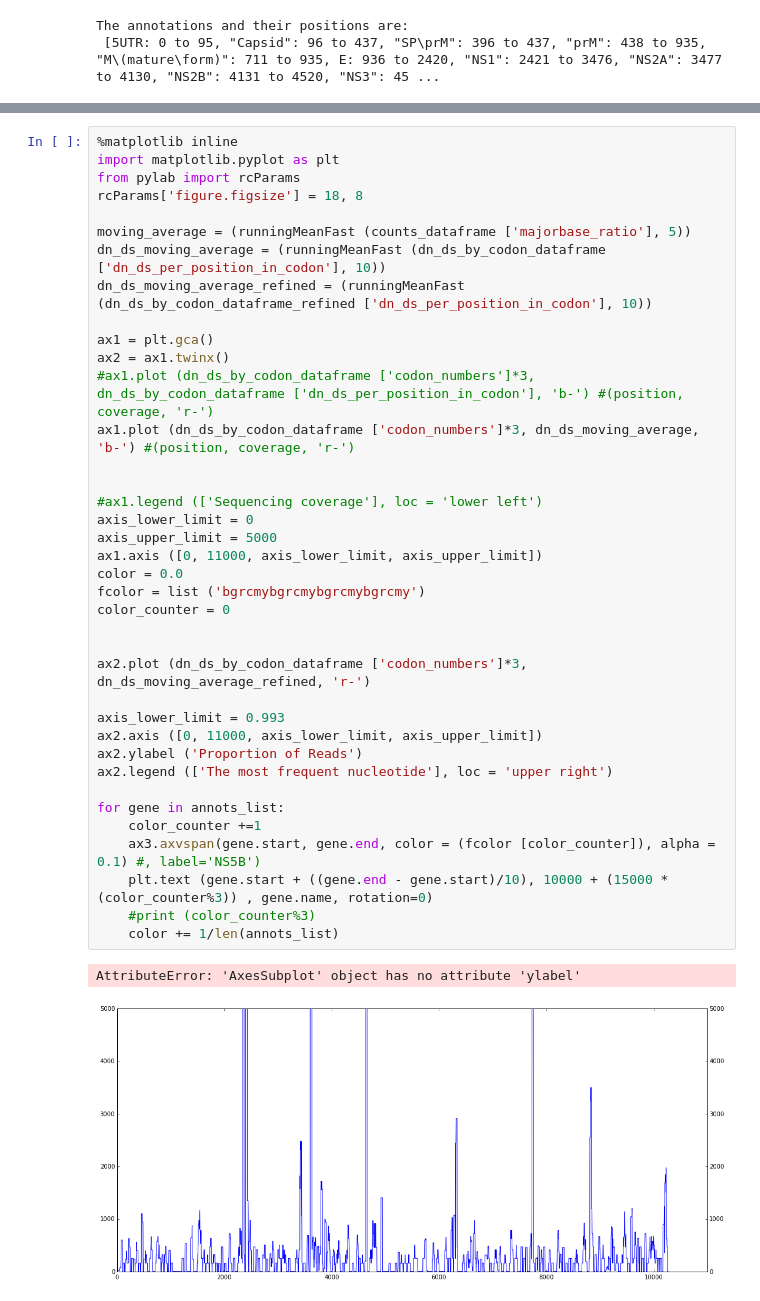
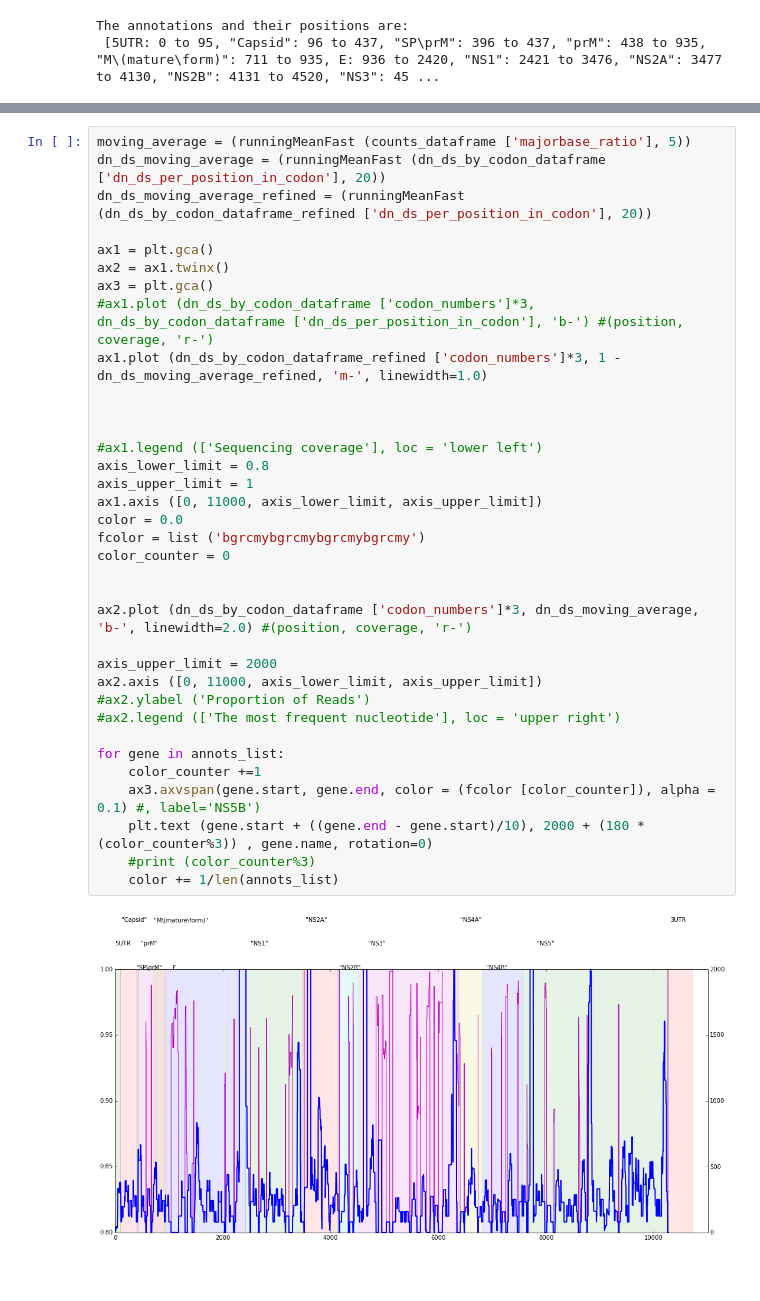
Before and after one commit to pvmarkov/DENGOMICS, a Jupyter notebook: analysis notebooks/Comparing Our Data to DENV4 Alignment from Genbank.ipynb, the cells around one changed output, grey strips where cells are left out. Saved outputs shown, nothing was run; the diff lists cells and outputs as text; blank space fills up the shorter version.

```diff
--- a/analysis notebooks/Comparing Our Data to DENV4 Alignment from Genbank.ipynb
+++ b/analysis notebooks/Comparing Our Data to DENV4 Alignment from Genbank.ipynb
@@ -129,41 +176,37 @@ Difference from previous figure is that the blue graph is a moving average (5 co
 # %%
-%matplotlib inline
-import matplotlib.pyplot as plt
-from pylab import rcParams
-rcParams['figure.figsize'] = 18, 8
-
 moving_average = (runningMeanFast (counts_dataframe ['majorbase_ratio'], 5))
-dn_ds_moving_average = (runningMeanFast (dn_ds_by_codon_dataframe ['dn_ds_per_position_in_codon'], 10))
-dn_ds_moving_average_refined = (runningMeanFast (dn_ds_by_codon_dataframe_refined ['dn_ds_per_position_in_codon'], 10))
+dn_ds_moving_average = (runningMeanFast (dn_ds_by_codon_dataframe ['dn_ds_per_position_in_codon'], 20))
+dn_ds_moving_average_refined = (runningMeanFast (dn_ds_by_codon_dataframe_refined ['dn_ds_per_position_in_codon'], 20))
 
 ax1 = plt.gca()
 ax2 = ax1.twinx()
+ax3 = plt.gca()
 #ax1.plot (dn_ds_by_codon_dataframe ['codon_numbers']*3, dn_ds_by_codon_dataframe ['dn_ds_per_position_in_codon'], 'b-') #(position, coverage, 'r-')
-ax1.plot (dn_ds_by_codon_dataframe ['codon_numbers']*3, dn_ds_moving_average, 'b-') #(position, coverage, 'r-')
+ax1.plot (dn_ds_by_codon_dataframe_refined ['codon_numbers']*3, 1 - dn_ds_moving_average_refined, 'm-', linewidth=1.0)
+
 
 
 #ax1.legend (['Sequencing coverage'], loc = 'lower left')
-axis_lower_limit = 0
-axis_upper_limit = 5000
+axis_lower_limit = 0.8
+axis_upper_limit = 1
 ax1.axis ([0, 11000, axis_lower_limit, axis_upper_limit])
 color = 0.0
 fcolor = list ('bgrcmybgrcmybgrcmybgrcmy')
 color_counter = 0
 
 
-ax2.plot (dn_ds_by_codon_dataframe ['codon_numbers']*3, dn_ds_moving_average_refined, 'r-')
+ax2.plot (dn_ds_by_codon_dataframe ['codon_numbers']*3, dn_ds_moving_average, 'b-', linewidth=2.0) #(position, coverage, 'r-')
 
-axis_lower_limit = 0.993
+axis_upper_limit = 2000
 ax2.axis ([0, 11000, axis_lower_limit, axis_upper_limit])
-ax2.ylabel ('Proportion of Reads')
-ax2.legend (['The most frequent nucleotide'], loc = 'upper right')
+#ax2.ylabel ('Proportion of Reads')
+#ax2.legend (['The most frequent nucleotide'], loc = 'upper right')
 
 for gene in annots_list:
     color_counter +=1
     ax3.axvspan(gene.start, gene.end, color = (fcolor [color_counter]), alpha = 0.1) #, label='NS5B')
-    plt.text (gene.start + ((gene.end - gene.start)/10), 10000 + (15000 *(color_counter%3)) , gene.name, rotation=0)
+    plt.text (gene.start + ((gene.end - gene.start)/10), 2000 + (180 *(color_counter%3)) , gene.name, rotation=0)
     #print (color_counter%3)
     color += 1/len(annots_list)
 # %% [output]
-AttributeError: 'AxesSubplot' object has no attribute 'ylabel'
-[figure, old version]
+[figure, new version]
```
Also changed, not shown: parts of 22 cells of this notebook, 7 other files.
